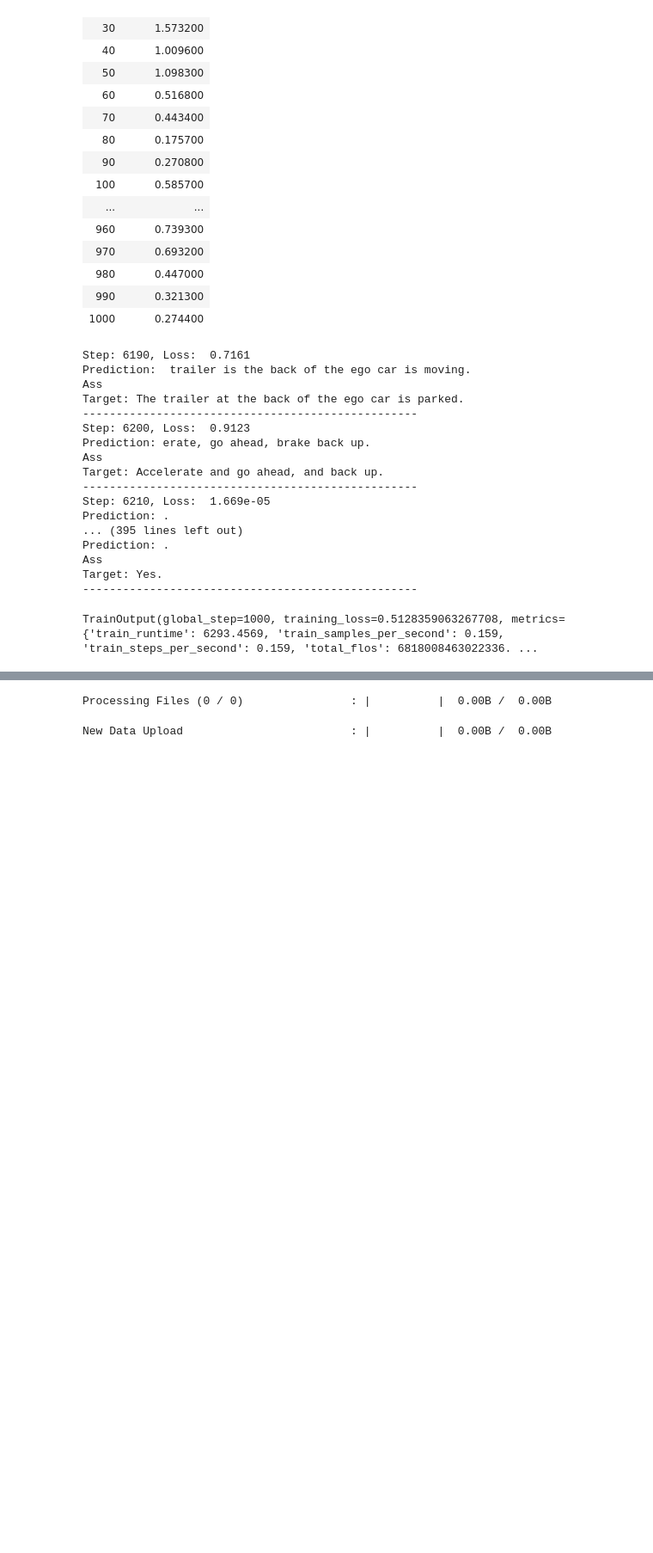
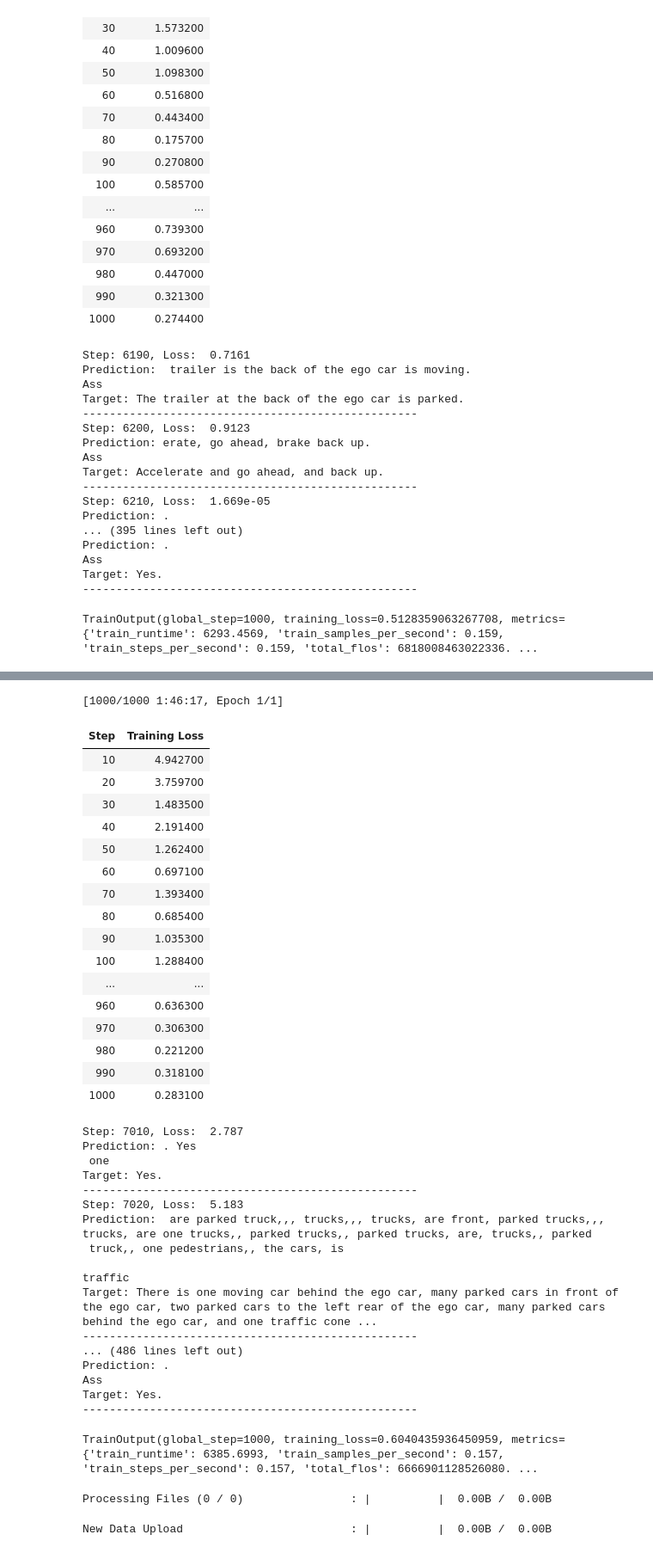
Before and after one commit to MehdiJmlkh/Large-Language-Models-Course-Project, a Jupyter notebook: main.ipynb, the cells around one changed output, grey strips where cells are left out. Shown at 86% size. Drawn from its saved outputs; the diff is of its cells as text; code cells hidden in the pictures; blank space fills up the shorter version.

Commit message:
Fine-tune steps 7001 to 8000

```diff
--- a/main.ipynb
+++ b/main.ipynb
@@ -71,7 +71,7 @@ class DriveLM:
         return len(self.drive_lm)
 
 splits = ["train"]
-dataset = {split: DriveLM(drive_lm[split].select(range(6000, 7000)), nuscenes[split]) for split in splits}
+dataset = {split: DriveLM(drive_lm[split].select(range(7000, 8000)), nuscenes[split]) for split in splits}
 # %%
 # from PIL import Image
 
@@ -478,7 +478,7 @@ from transformers.trainer import _is_peft_model
 from transformers.models.auto.modeling_auto import MODEL_FOR_CAUSAL_LM_MAPPING_NAMES
 
 class OutputDisplayTrainer(Trainer):
-    global_step = 6001
+    global_step = 7001
     logging_steps = logging_steps
     def compute_loss(
         self,
@@ -955,3 +955,6 @@ Ass
 Target: Yes.
 --------------------------------------------------
 TrainOutput(global_step=1000, training_loss=0.5128359063267708, metrics={'train_runtime': 6293.4569, 'train_samples_per_second': 0.159, 'train_steps_per_second': 0.159, 'total_flos': 6818008463022336. ...
+# %%
+trainer.train()
+# %% [output]
@@ -958,3 +963,39 @@ TrainOutput(global_step=1000, training_loss=0.5128359063267708, metrics={'train_
+[1000/1000 1:46:17, Epoch 1/1]
+| Step | Training Loss |
+| 10 | 4.942700 |
+| 20 | 3.759700 |
+| 30 | 1.483500 |
+| 40 | 2.191400 |
+| 50 | 1.262400 |
+| 60 | 0.697100 |
+| 70 | 1.393400 |
+| 80 | 0.685400 |
+| 90 | 1.035300 |
+| 100 | 1.288400 |
+| ... | ... |
+| 960 | 0.636300 |
+| 970 | 0.306300 |
+| 980 | 0.221200 |
+| 990 | 0.318100 |
+| 1000 | 0.283100 |
+Step: 7010, Loss:  2.787
+Prediction: . Yes
+ one
+Target: Yes.
+--------------------------------------------------
+Step: 7020, Loss:  5.183
+Prediction:  are parked truck,,, trucks,,, trucks, are front, parked trucks,,, trucks, are one trucks,, parked trucks,, parked trucks, are, trucks,, parked
+ truck,, one pedestrians,, the cars, is
+
+traffic
+Target: There is one moving car behind the ego car, many parked cars in front of the ego car, two parked cars to the left rear of the ego car, many parked cars behind the ego car, and one traffic cone ...
+--------------------------------------------------
+... (486 lines left out)
+Prediction: .
+Ass
+Target: Yes.
+--------------------------------------------------
+TrainOutput(global_step=1000, training_loss=0.6040435936450959, metrics={'train_runtime': 6385.6993, 'train_samples_per_second': 0.157, 'train_steps_per_second': 0.157, 'total_flos': 6666901128526080. ...
 # %%
 from huggingface_hub import login
 
```
Also changed, not shown: parts of 2 cells of this notebook.
